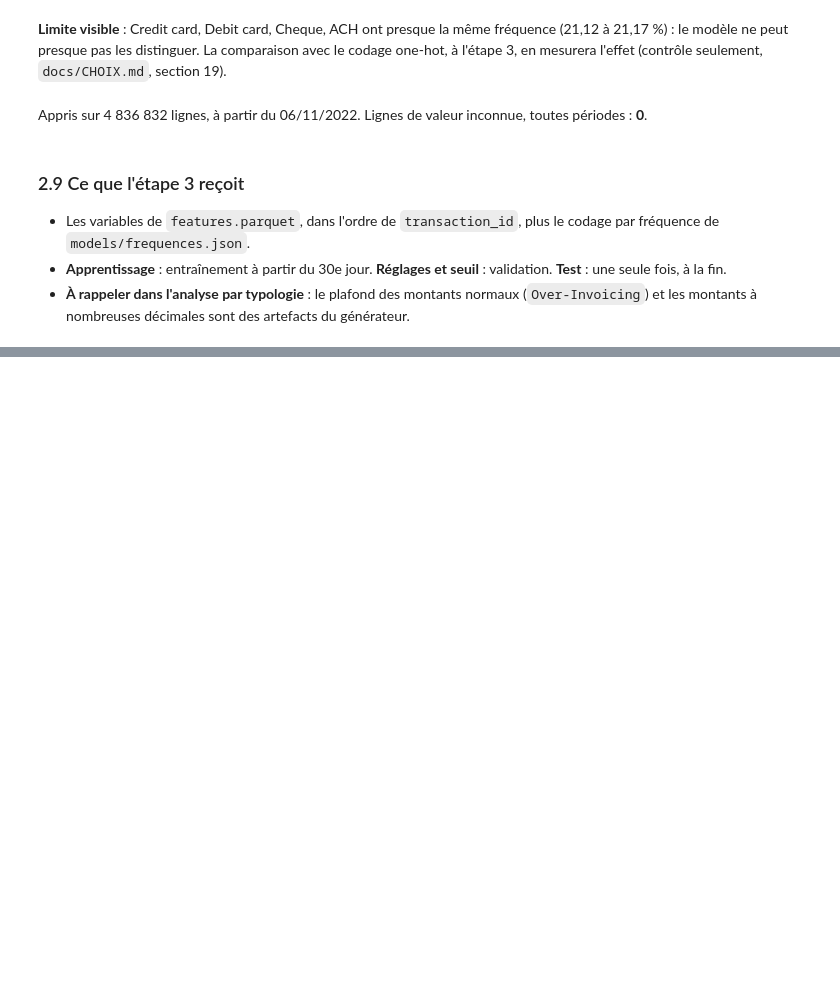
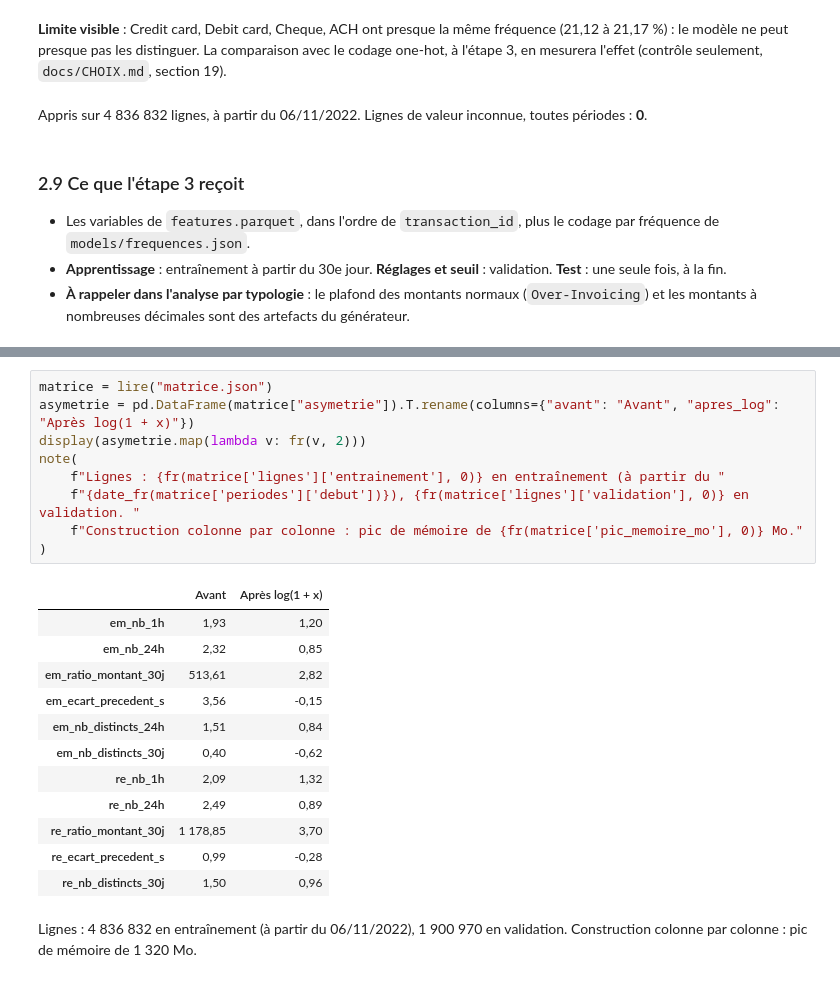
Before and after one commit to aljene307/aml-detection-xai, a Jupyter notebook: notebooks/projet_aml.ipynb, the cells around one changed output, grey strips where cells are left out. Saved outputs shown, nothing was run; the diff lists cells and outputs as text; blank space fills up the shorter version.

```diff
--- a/notebooks/projet_aml.ipynb
+++ b/notebooks/projet_aml.ipynb
@@ -833,0 +856,23 @@ Appris sur 4 836 832 lignes, à partir du 06/11/2022. Lignes de valeur inconnu
+# %%
+matrice = lire("matrice.json")
+asymetrie = pd.DataFrame(matrice["asymetrie"]).T.rename(columns={"avant": "Avant", "apres_log": "Après log(1 + x)"})
+display(asymetrie.map(lambda v: fr(v, 2)))
+note(
+    f"Lignes : {fr(matrice['lignes']['entrainement'], 0)} en entraînement (à partir du "
+    f"{date_fr(matrice['periodes']['debut'])}), {fr(matrice['lignes']['validation'], 0)} en validation. "
+    f"Construction colonne par colonne : pic de mémoire de {fr(matrice['pic_memoire_mo'], 0)} Mo."
+)
+# %% [output]
+|  | Avant | Après log(1 + x) |
+| em_nb_1h | 1,93 | 1,20 |
+| em_nb_24h | 2,32 | 0,85 |
+| em_ratio_montant_30j | 513,61 | 2,82 |
+| em_ecart_precedent_s | 3,56 | -0,15 |
+| em_nb_distincts_24h | 1,51 | 0,84 |
+| em_nb_distincts_30j | 0,40 | -0,62 |
+| re_nb_1h | 2,09 | 1,32 |
+| re_nb_24h | 2,49 | 0,89 |
+| re_ratio_montant_30j | 1 178,85 | 3,70 |
+| re_ecart_precedent_s | 0,99 | -0,28 |
+| re_nb_distincts_30j | 1,50 | 0,96 |
+Lignes : 4 836 832 en entraînement (à partir du 06/11/2022), 1 900 970 en validation. Construction colonne par colonne : pic de mémoire de 1 320 Mo.
```
Also changed, not shown: parts of 14 cells of this notebook.
